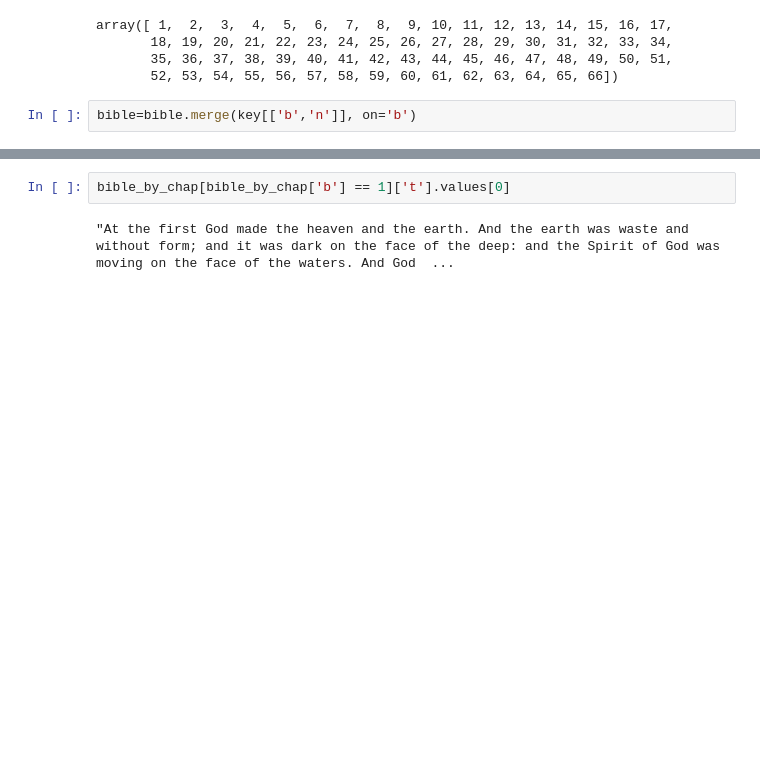
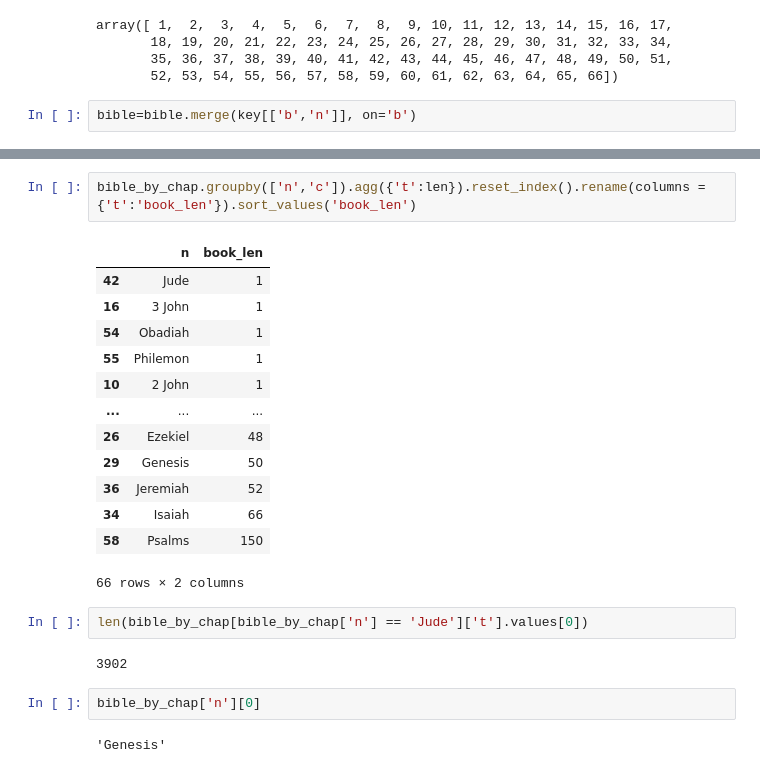
Before and after one commit to DonkeyBrainz/Bible-Summaries, a Jupyter notebook: testing.ipynb, the cells around one changed output, grey strips where cells are left out. Drawn from its saved outputs; the diff is of its cells as text; blank space fills up the shorter version.

```diff
--- a/testing.ipynb
+++ b/testing.ipynb
@@ -30,7 +77,27 @@ bible_by_chap = bible.groupby(['b','n'])['t'].apply(' '.join).reset_index()
+# %%
+bible_by_chap.groupby(['n','c']).agg({'t':len}).reset_index().rename(columns = {'t':'book_len'}).sort_values('book_len')
+# %% [output]
+|  | n | book_len |
+| 42 | Jude | 1 |
+| 16 | 3 John | 1 |
+| 54 | Obadiah | 1 |
+| 55 | Philemon | 1 |
+| 10 | 2 John | 1 |
+| ... | ... | ... |
+| 26 | Ezekiel | 48 |
+| 29 | Genesis | 50 |
+| 36 | Jeremiah | 52 |
+| 34 | Isaiah | 66 |
+| 58 | Psalms | 150 |
+66 rows × 2 columns
 # %%
-bible_by_chap[bible_by_chap['b'] == 1]['t'].values[0]
+len(bible_by_chap[bible_by_chap['n'] == 'Jude']['t'].values[0])
 # %% [output]
-"At the first God made the heaven and the earth. And the earth was waste and without form; and it was dark on the face of the deep: and the Spirit of God was moving on the face of the waters. And God  ...
+3902
+# %%
+bible_by_chap['n'][0]
+# %% [output]
+'Genesis'
 # %%
 from transformers import pipeline
 
```
Also changed, not shown: parts of 10 cells of this notebook.
